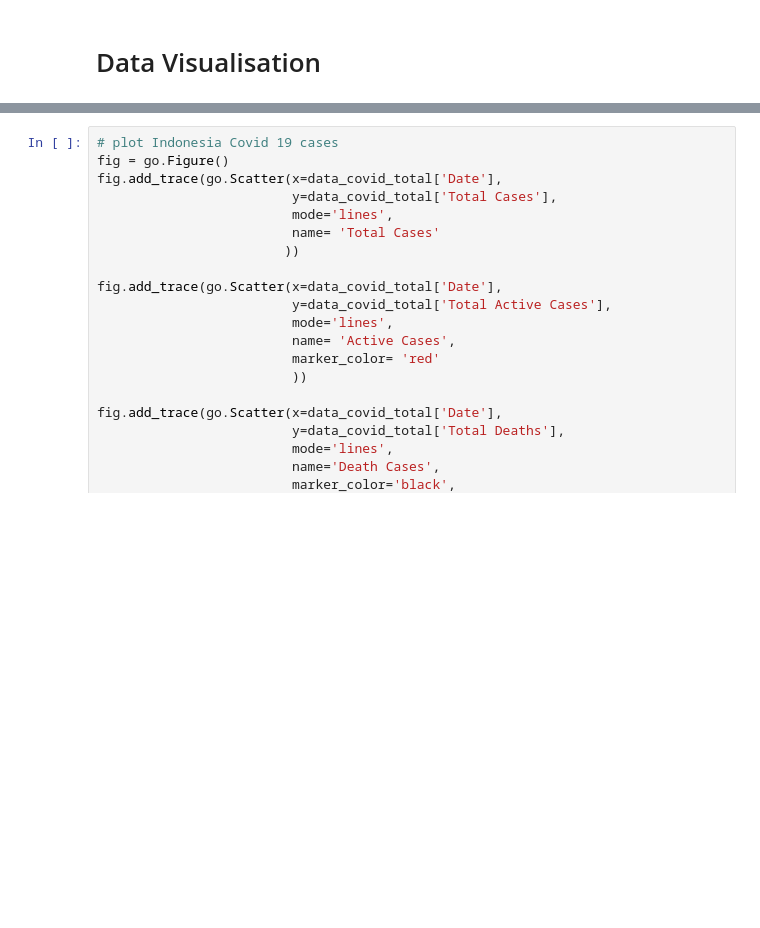
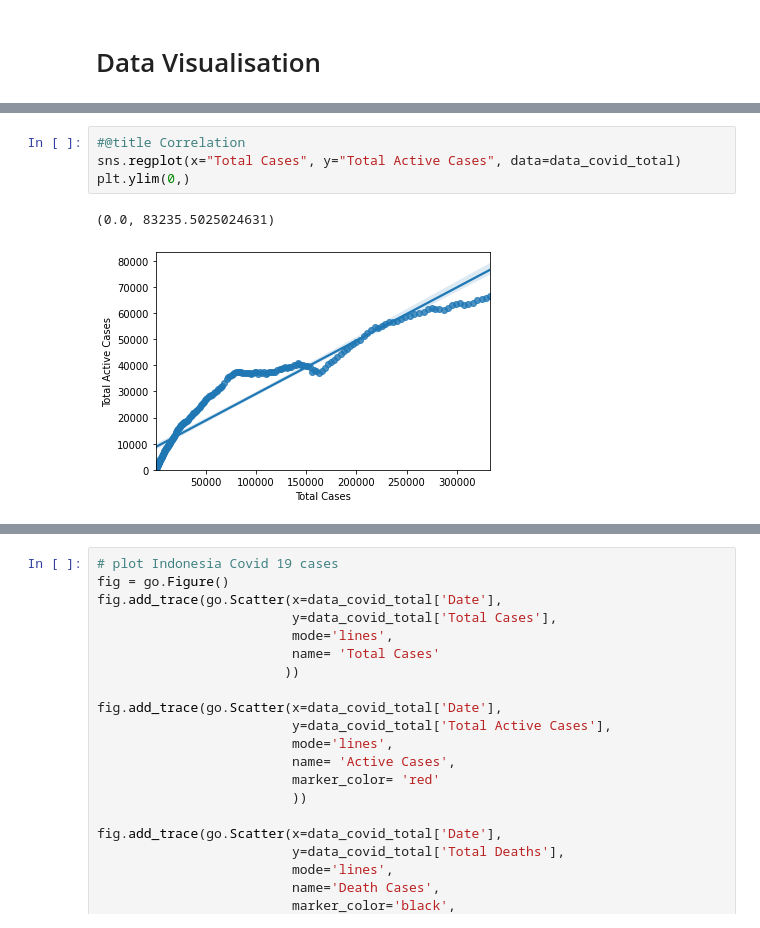
Before and after one commit to Andhi1710/python, a Jupyter notebook: (Andhi_Hamzah)_Covid_19_Indonesia_Dataset.ipynb, the cells around one changed output, grey strips where cells are left out. Saved outputs shown, nothing was run; the diff lists cells and outputs as text; blank space fills up the shorter version.

```diff
--- a/(Andhi_Hamzah)_Covid_19_Indonesia_Dataset.ipynb
+++ b/(Andhi_Hamzah)_Covid_19_Indonesia_Dataset.ipynb
@@ -365,0 +376,7 @@ data_covid_total.head(10)
+# %%
+#@title Correlation
+sns.regplot(x="Total Cases", y="Total Active Cases", data=data_covid_total)
+plt.ylim(0,)
+# %% [output]
+(0.0, 83235.5025024631)
+[figure, added]
```
Also changed, not shown: parts of 56 cells of this notebook.
